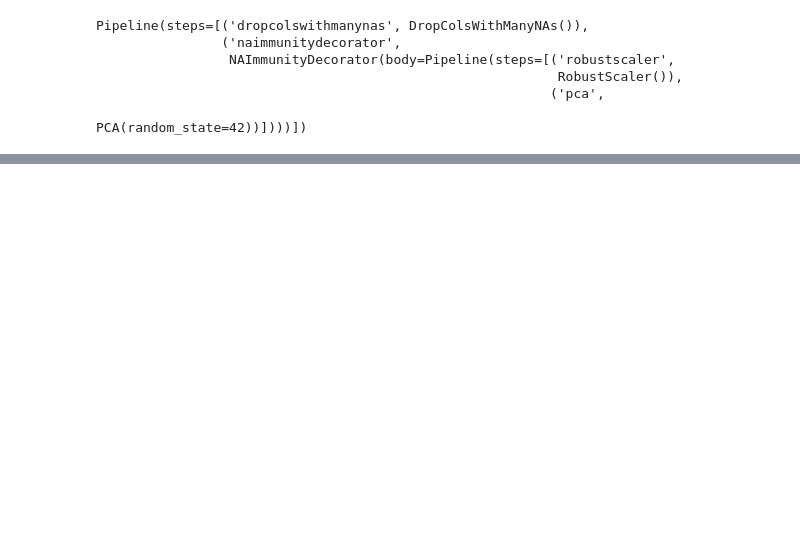
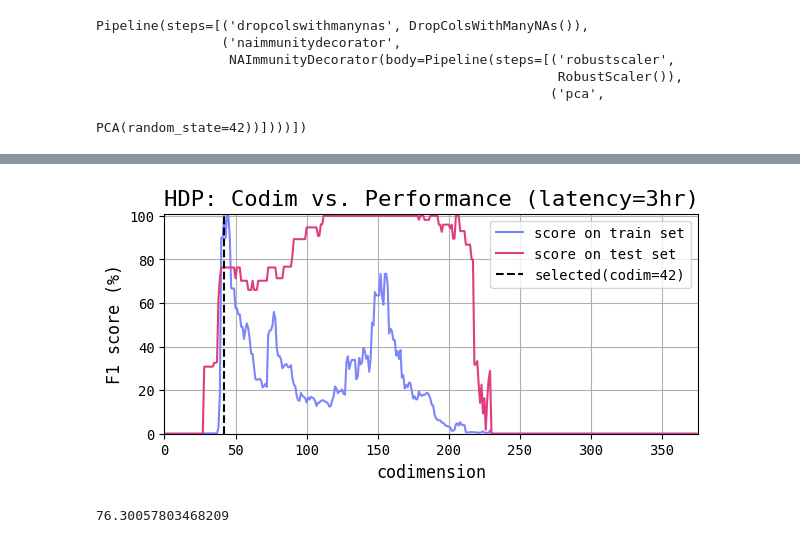
Before and after one commit to sinwall/CVD_anomaly_detection, a Jupyter notebook: PCA/PCA_pipeline.ipynb, the cells around one changed output, grey strips where cells are left out. Saved outputs shown, nothing was run; the diff lists cells and outputs as text; code cells hidden in the pictures; blank space fills up the shorter version.

```diff
--- a/PCA/PCA_pipeline.ipynb
+++ b/PCA/PCA_pipeline.ipynb
@@ -245,0 +362,27 @@ plt.show(); plt.close()
+# %%
+optimal_idx = np.argmax(val_scores)+1
+
+plt.subplots(figsize=(6, 3), layout='constrained')
+plt.plot(
+    np.arange(1, X.shape[1]), val_scores,
+    label='score on train set'
+)
+plt.plot(
+    np.arange(1, X.shape[1]), test_scores,
+    label='score on test set'
+)
+plt.vlines(
+    x=optimal_idx, ymin=0, ymax=100, color='black', linestyles='--',
+    label=f'selected(codim={optimal_idx})'
+)
+
+plt.legend()
+plt.grid()
+plt.xlim(0, X.shape[1]); plt.xlabel('codimension', fontsize=12)
+plt.ylim(0, 101); plt.ylabel('F1 score (%)', fontsize=12)
+plt.title('HDP: Codim vs. Performance (latency=3hr)', fontsize=16)
+plt.show(); plt.close()
+print(test_scores[optimal_idx-1])
+# %% [output]
+[figure, added]
+76.30057803468209
```
Also changed, not shown: parts of 13 cells of this notebook.
